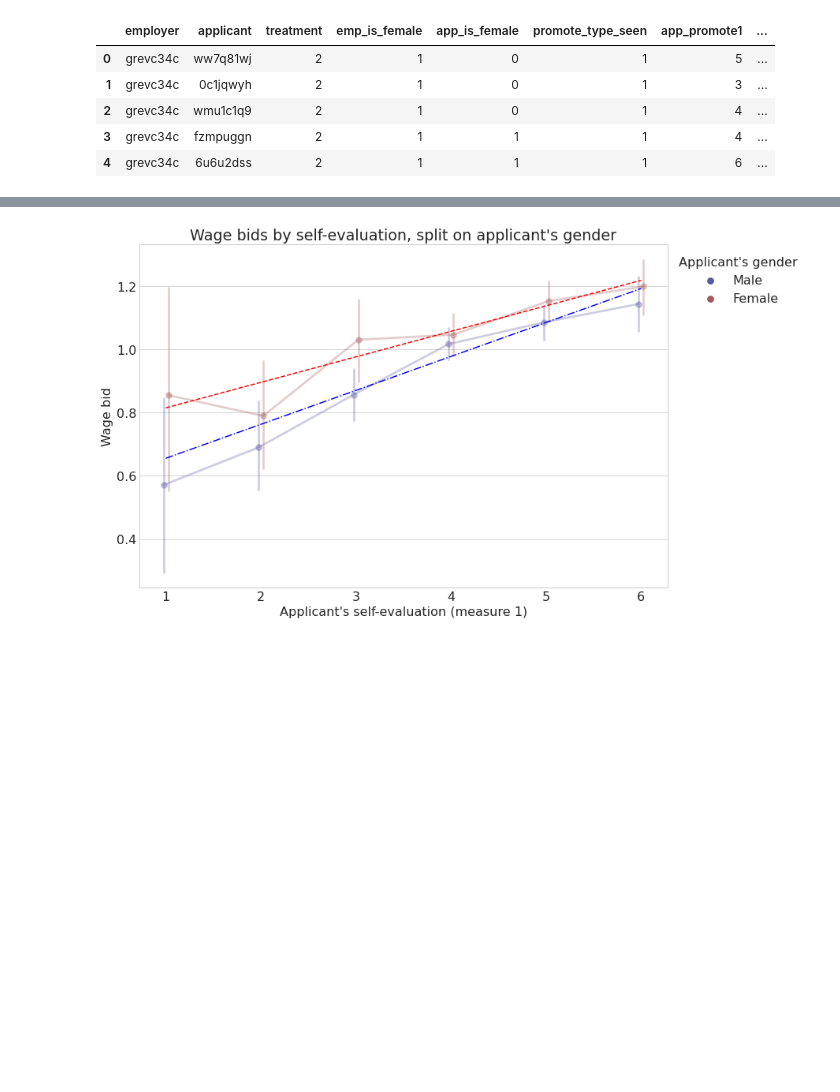
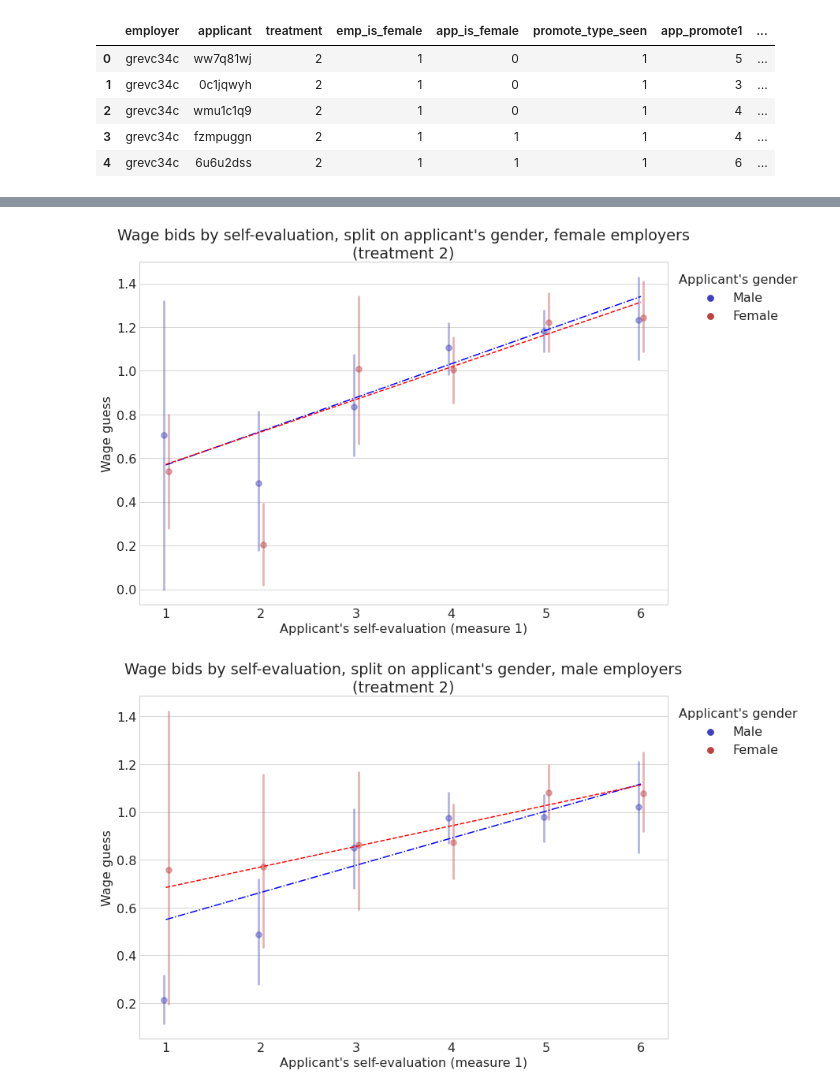
Before and after one commit to quevivasbien/pavigeorge, a Jupyter notebook: presentation_plots.ipynb, the cells around one changed output, grey strips where cells are left out. Saved outputs shown, nothing was run; the diff lists cells and outputs as text; code cells hidden in the pictures; blank space fills up the shorter version.

```diff
--- a/presentation_plots.ipynb
+++ b/presentation_plots.ipynb
@@ -25,8 +25,8 @@ df_app.head()
 | 4 | i4ccwg2q | 1 | 29 | 0 | 1 | 0 | True | ... |
 # %%
 def plot_ecdf(female_scores, male_scores):
-    sns.ecdfplot(female_scores, label = 'Females', color = 'red')
-    sns.ecdfplot(male_scores, label = 'Males', linestyle = '--', color = 'blue')
+    sns.ecdfplot(female_scores, label = f'Females (mean = {female_scores.mean():.2f})', color = 'red')
+    sns.ecdfplot(male_scores, label = f'Males (mean = {male_scores.mean():.2f})', linestyle = '--', color = 'blue')
 
     plt.legend()
 
@@ -241,21 +295,33 @@ plt.show()
 # %%
-p = sns.pointplot(
-    data=df_bids, x='app_promote1', y='bid',
-    hue='app_is_female',
-    palette=desat_colors, errorbar='se', dodge=True
-)
-p.set(xlabel='Applicant\'s self-evaluation (measure 1)', ylabel='Wage bid', title='Wage bids by self-evaluation, split on applicant\'s gender')
-p.legend(handles=p.legend_.legendHandles, labels=['Male', 'Female'], title='Applicant\'s gender', bbox_to_anchor=(1.0, 1.0))
-plt.setp(p.collections, alpha=0.3)
-plt.setp(p.lines, alpha=0.3)
-plt.xticks(range(6), range(1,7))
+def plot_bids_split_gender(fem):
+    data = df_bids[df_bids['treatment'] == 2]
+    gender = 'female' if fem else 'male'
+    p = sns.pointplot(
+        data=data[data['emp_is_female'] == fem], x='app_promote1', y='bid',
+        hue='app_is_female',
+        palette=desat_colors, errorbar='se', dodge=True,
+        linestyles=''
+    )
+    p.set(
+        xlabel='Applicant\'s self-evaluation (measure 1)', ylabel='Wage guess',
+        title=f'Wage bids by self-evaluation, split on applicant\'s gender, {gender} employers\n(treatment 2)'
+    )
+    p.legend(handles=p.legend_.legendHandles, labels=['Male', 'Female'], title='Applicant\'s gender', bbox_to_anchor=(1.0, 1.0))
+    plt.setp(p.collections, alpha=0.4)
+    plt.setp(p.lines, alpha=0.4)
+    plt.xticks(range(6), range(1,7))
 
-for is_female in (0, 1):
-    df = df_bids[df_bids['app_is_female'] == is_female]
-    trend = np.poly1d(np.polyfit(df['app_promote1'], df['bid'], 1))
-    plt.plot([0, 5], trend([1, 6]), linestyle=styles[is_female], color = colors[is_female])
+    for is_female in (0, 1):
+        df = data[(data['emp_is_female'] == fem) & (data['app_is_female'] == is_female)]
+        trend = np.poly1d(np.polyfit(df['app_promote1'], df['bid'], 1))
+        plt.plot([0, 5], trend([1, 6]), linestyle=styles[is_female], color = colors[is_female])
 
-plt.show()
+    plt.savefig(f'wage_bid_by_app_gender_treatment2_{gender}_emp.png', bbox_inches='tight')
+    plt.show()
+
+plot_bids_split_gender(1)
+plot_bids_split_gender(0)
 # %% [output]
-[figure, old version]
+[figure, new version]
+[figure, added]
 # %%
```
Also changed, not shown: parts of 10 cells of this notebook, 3 other files.
